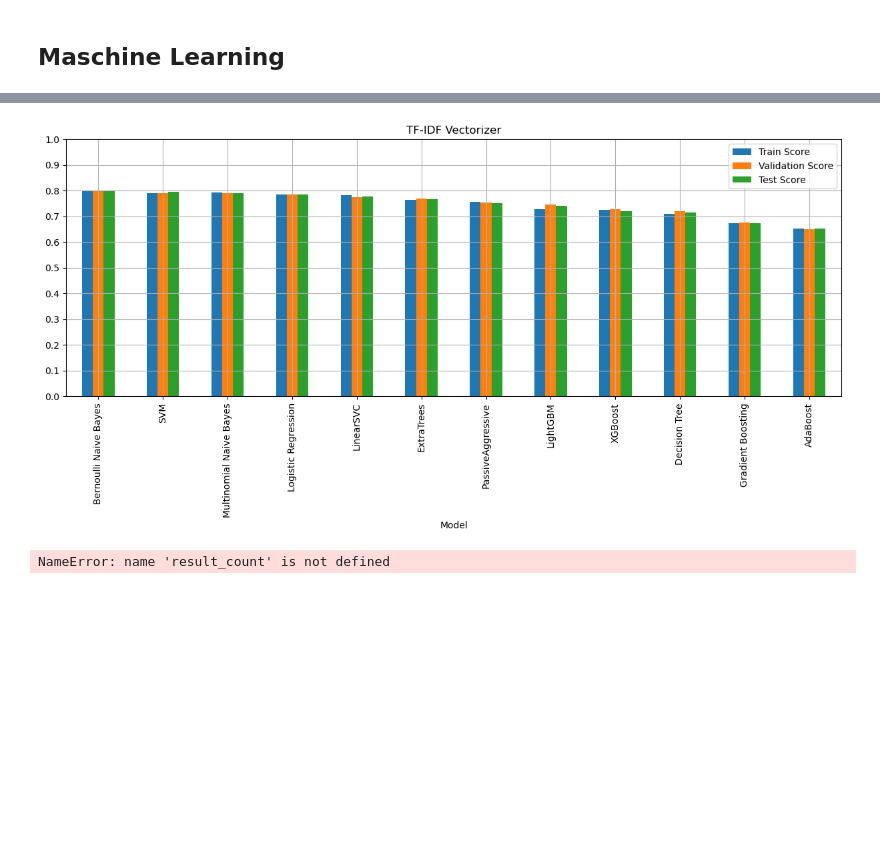
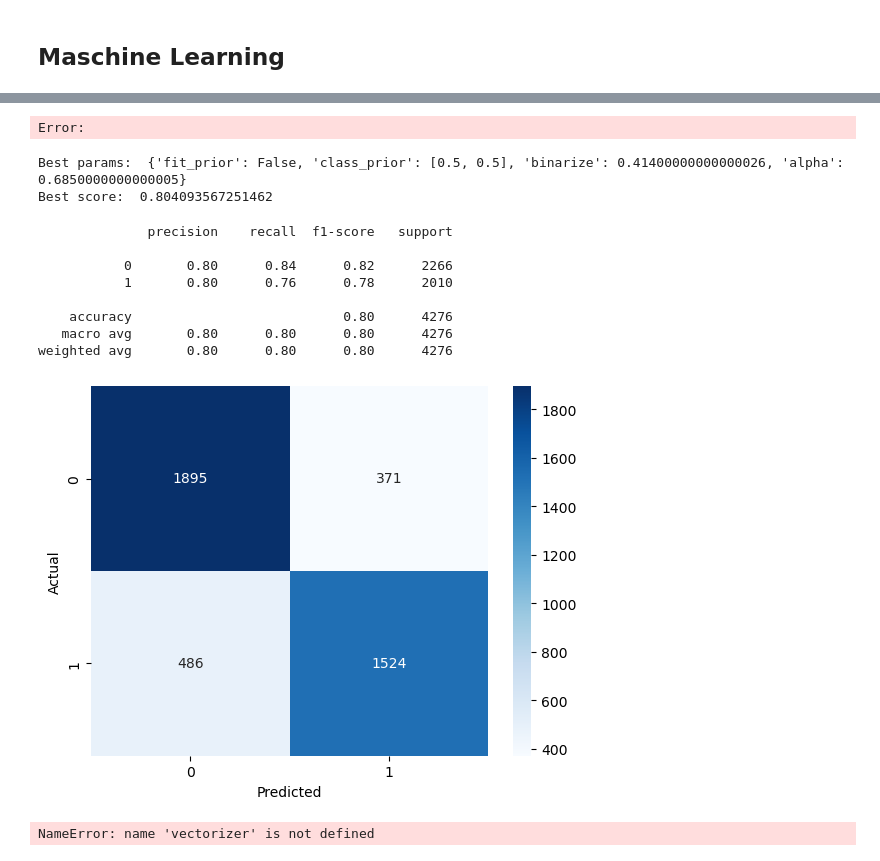
Before and after one commit to LaplaceDBen/Sarcasm_Detection, a Jupyter notebook: Sarcasm_w2v.ipynb, the cells around one changed output, grey strips where cells are left out. Saved outputs shown, nothing was run; the diff lists cells and outputs as text; code cells hidden in the pictures; blank space fills up the shorter version.

```diff
--- a/Sarcasm_w2v.ipynb
+++ b/Sarcasm_w2v.ipynb
@@ -516,7 +501,64 @@ def plot_model_scores(results_df, title):
 # %%
-plot_model_scores(result_TFID, 'TF-IDF Vectorizer')
-plot_model_scores(result_count, 'Count Vectorizer')
-plot_model_scores(result_hash, 'Hashing Vectorizer')
+#plot_model_scores(result_TFID, 'TF-IDF Vectorizer')
+#plot_model_scores(result_count, 'Count Vectorizer')
+#plot_model_scores(result_hash, 'Hashing Vectorizer')
 # %% [output]
-[figure, removed]
-NameError: name 'result_count' is not defined
+Error:
+# %%
+import numpy as np
+from sklearn.model_selection import RandomizedSearchCV
+from sklearn.naive_bayes import BernoulliNB
+
+
+param_dist = {
+    'alpha': np.arange(0.1, 1.1, 0.001),
+    'binarize': np.arange(0.1, 1.1, 0.001),
+    'fit_prior': [True,False],
+    'class_prior': [None, [0.5, 0.5]]
+}
+
+model = BernoulliNB()
+
+random_search = RandomizedSearchCV(
+    model,
+    param_distributions=param_dist,
+    n_iter=1000,
+    cv=5,
+    scoring='accuracy',
+    random_state=187,
+    error_score=np.nan,
+    n_jobs=-1
+)
+
+random_search.fit(X_train_binary, y_train_ml)
+
+print("Best params: ", random_search.best_params_)
+print("Best score: ", random_search.best_score_)
+# %% [output]
+Best params:  {'fit_prior': False, 'class_prior': [0.5, 0.5], 'binarize': 0.41400000000000026, 'alpha': 0.6850000000000005}
+Best score:  0.804093567251462
+# %%
+#model with best params
+model = BernoulliNB(fit_prior= False, class_prior= None, binarize= 0.41400000000000026, alpha = 0.6850000000000005)
+model.fit(X_train_binary, y_train_ml)
+y_pred = model.predict(X_val_binary)
+print(classification_report(y_val_ml, y_pred))
+
+#visual representation of confusion matrix
+
+cm = confusion_matrix(y_val_ml, y_pred)
+sns.heatmap(cm, annot=True, fmt='d', cmap='Blues')
+plt.xlabel('Predicted')
+plt.ylabel('Actual')
+plt.show()
+# %% [output]
+              precision    recall  f1-score   support
+
+           0       0.80      0.84      0.82      2266
+           1       0.80      0.76      0.78      2010
+
+    accuracy                           0.80      4276
+   macro avg       0.80      0.80      0.80      4276
+weighted avg       0.80      0.80      0.80      4276
+[figure, added]
+NameError: name 'vectorizer' is not defined
```
Also changed, not shown: parts of 10 cells of this notebook.
